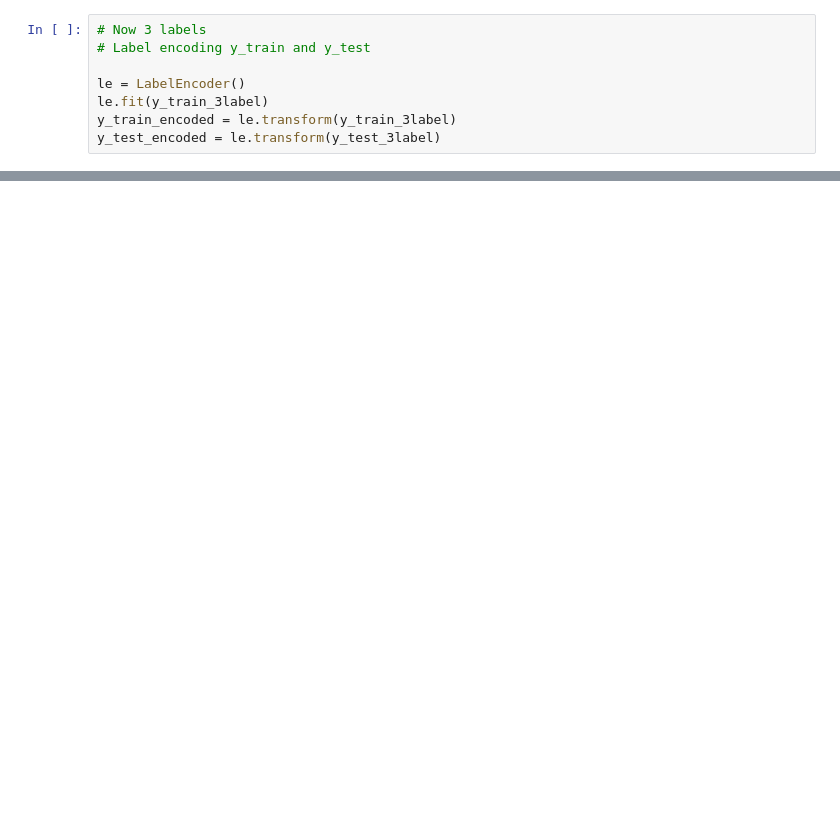
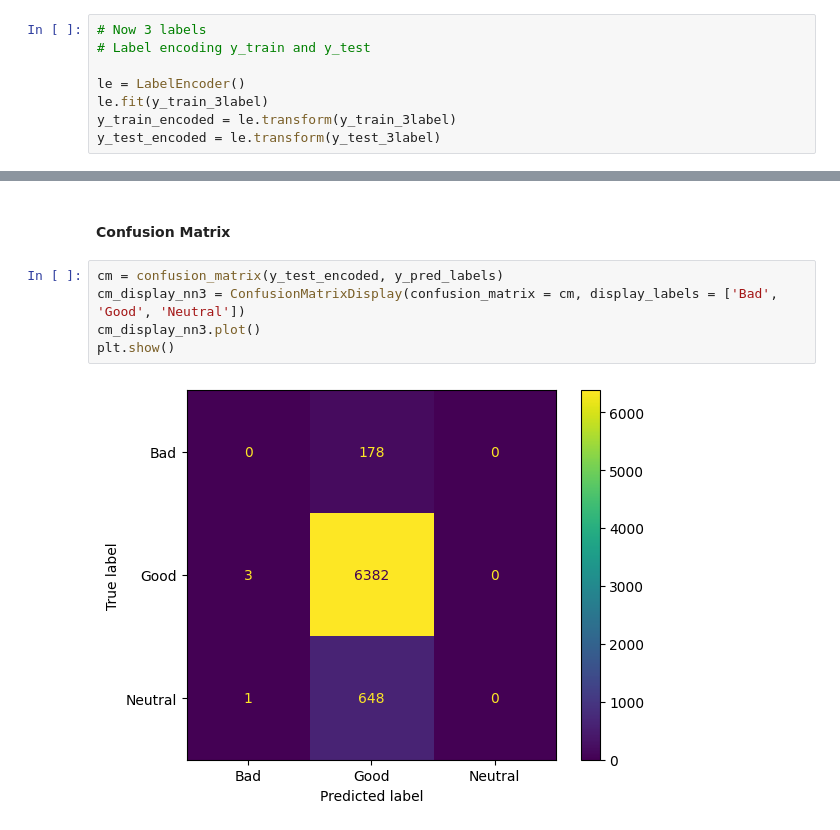
Before and after one commit to manish-cr/CS3244-credit-approval, a Jupyter notebook: code/Neural_Network_v2.ipynb, the cells around one changed output, grey strips where cells are left out. Drawn from its saved outputs; the diff is of its cells as text; blank space fills up the shorter version.

```diff
--- a/code/Neural_Network_v2.ipynb
+++ b/code/Neural_Network_v2.ipynb
@@ -174,0 +275,9 @@ print("3-label Test Accuracy: ", score_3label[1])
+# %% [markdown]
+#### Confusion Matrix
+# %%
+cm = confusion_matrix(y_test_encoded, y_pred_labels)
+cm_display_nn3 = ConfusionMatrixDisplay(confusion_matrix = cm, display_labels = ['Bad', 'Good', 'Neutral'])
+cm_display_nn3.plot()
+plt.show()
+# %% [output]
+[figure, added]
```
Also changed, not shown: parts of 23 cells of this notebook.
